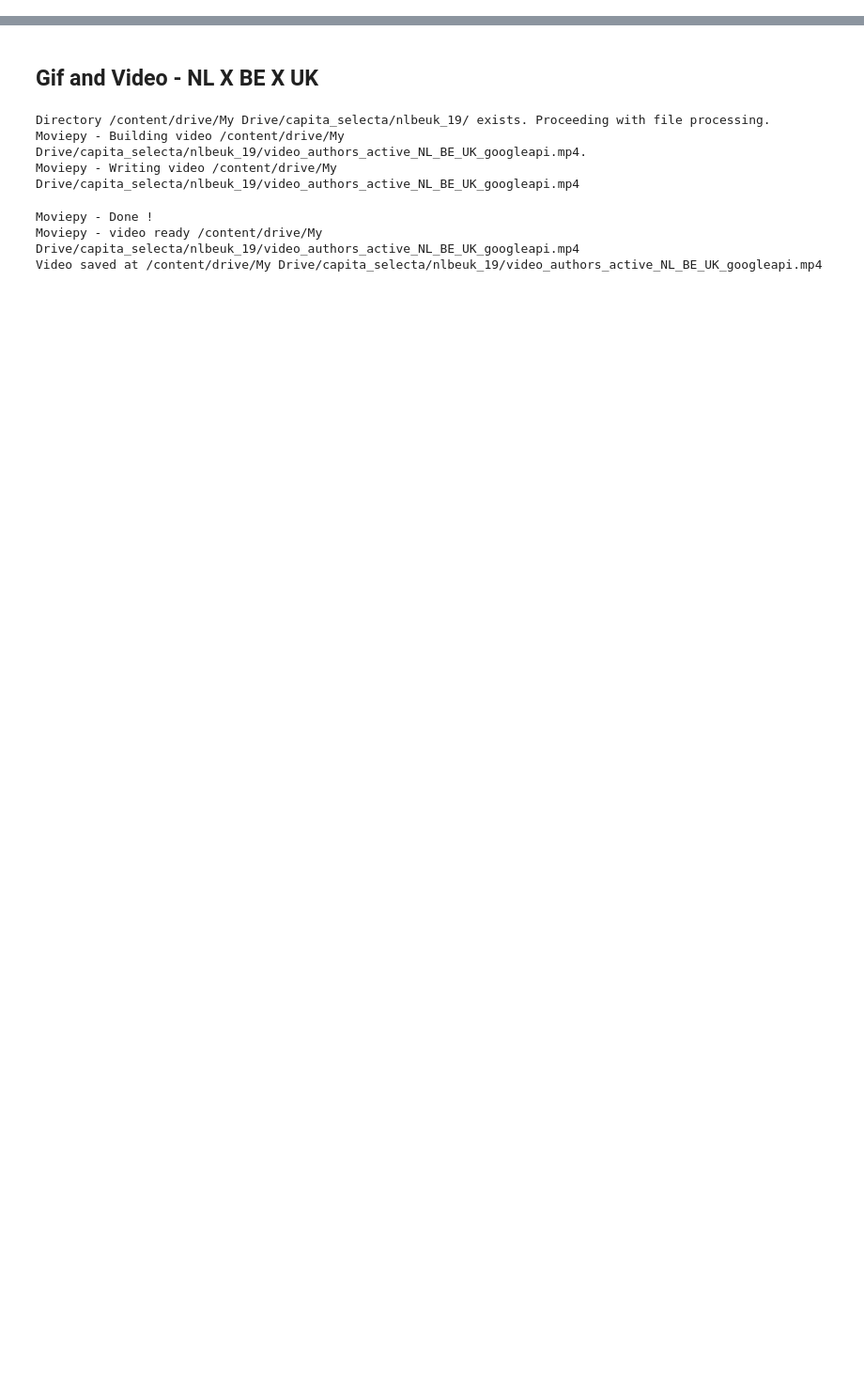
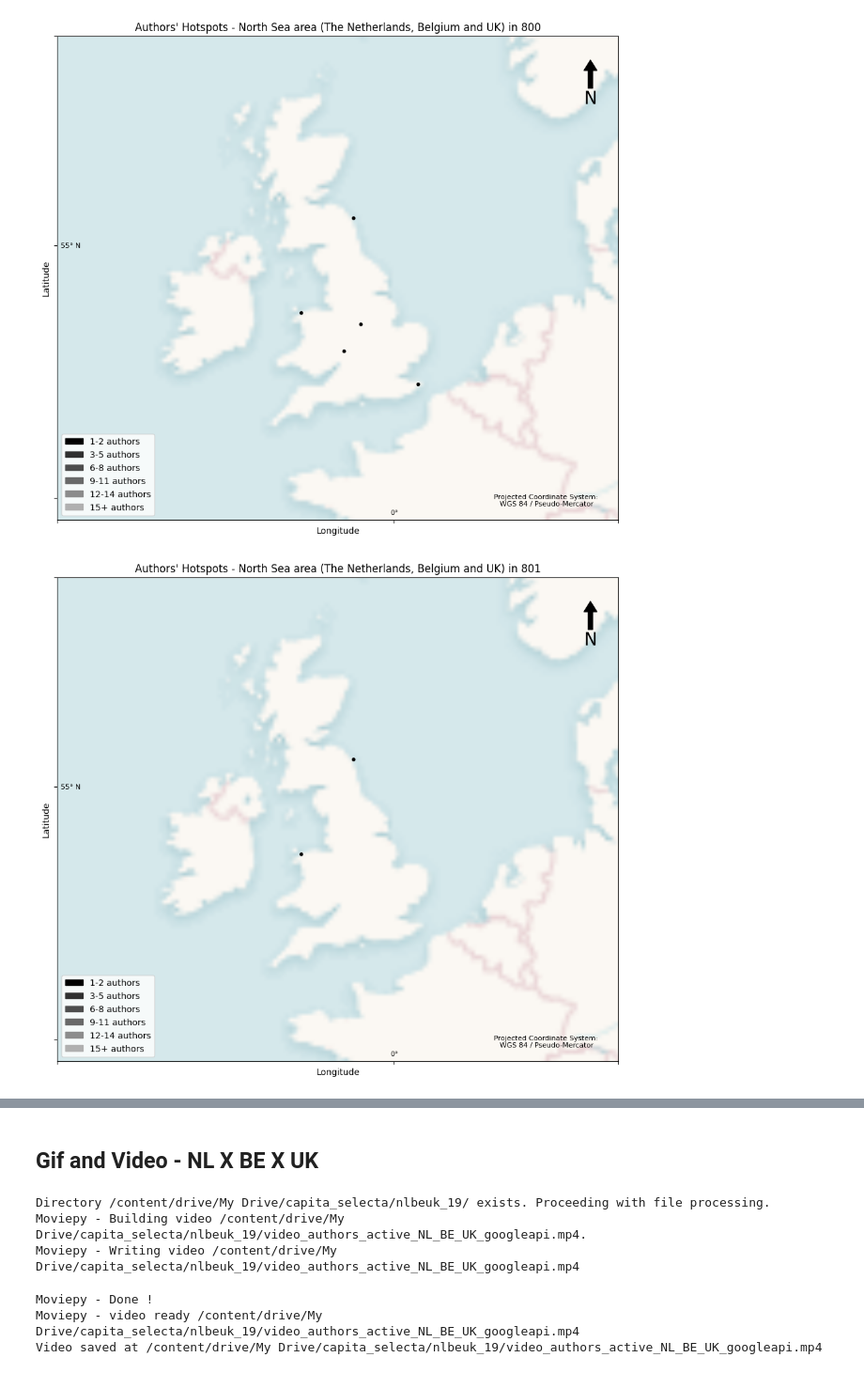
Before and after one commit to lorenafc/Capita_Selecta_RHI50403, a Jupyter notebook: Maps_authors_NL_BE_UK.ipynb, the cells around one changed output, grey strips where cells are left out. Shown at 94% size. Drawn from its saved outputs; the diff is of its cells as text; code cells hidden in the pictures; blank space fills up the shorter version.

Commit message:
trying to fix the plots, it was not displaying all authors.

```diff
--- a/Maps_authors_NL_BE_UK.ipynb
+++ b/Maps_authors_NL_BE_UK.ipynb
@@ -97,3 +85,13 @@ northsea_gdf = gpd.GeoDataFrame(
 
 # Convert to Web Mercator projection
 northsea_gdf = northsea_gdf.to_crs(epsg=3857)
+# %%
+# Create the 'year_plot' column for authors_within_boundaries (small cities)
+authors_within_boundaries['year_plot'] = authors_within_boundaries['effective_year']
+
+# Create the 'year_plot' column for northsea_gdf (big cities)
+northsea_gdf['year_plot'] = northsea_gdf['finalcedate']
+
+
+# Combine the two datasets by appending rows
+combined_authors = pd.concat([authors_within_boundaries, northsea_gdf], ignore_index=True) ## I decided to leave the original columns names of the other spreadsheets and combined only the year columns
@@ -102,7 +112,7 @@ northsea_gdf = northsea_gdf.to_crs(epsg=3857)
 
 # Define the start and end years
 startyear = 800
-endyear = 1800
+endyear = 809
 step = 1
 
 output_images_dir = "/content/drive/My Drive/capita_selecta/nlbeuk/"
@@ -139,19 +149,18 @@ def get_opacity(count):
 # Function to plot maps for each year
 def plot_maps_per_year(startyear, endyear, combined_authors, northsea_gdf):
     for year in range(startyear, endyear + 1):
-        #Filter the GeoDataFrame for authors active in the timestep for 10 years prior to their death
+        # Filter the GeoDataFrame for authors active in the timestep for 10 years prior to their death
+        # using the new unified 'year_plot' column
         authors_active_timestep = combined_authors[
-            (combined_authors['effective_year'] > year) &
-            (combined_authors['effective_year'] <= year+10)
+            (combined_authors['year_plot'] > year) &
+            (combined_authors['year_plot'] <= year + 10)
         ]
 
-
         # Filter the northsea GeoDataFrame for points in the current year
-        northsea_active_timestep = northsea_gdf[northsea_gdf['finalcedate'] == year]
+        northsea_active_timestep = northsea_gdf[northsea_gdf['year_plot'] == year]
 
         # Combine both GeoDataFrames
         combined_active_timestep = pd.concat([authors_active_timestep, northsea_active_timestep])
-
 
 
         # Check if there are any valid records for the current year
@@ -212,30 +221,33 @@ def plot_maps_per_year(startyear, endyear, combined_authors, northsea_gdf):
 
 
 
             legend_handles = [
                 mpatches.Patch(color="#000000", label="1-2 authors"),
                 mpatches.Patch(color="#303030", label="3-5 authors"),
                 mpatches.Patch(color="#4D4D4D", label="6-8 authors"),
                 mpatches.Patch(color="#696969", label="9-11 authors"),
                 mpatches.Patch(color="#8C8C8C", label="12-14 authors"),
                 mpatches.Patch(color="#B0B0B0", label="15+ authors")
             ]
 
 
             # Add the legend to the plot
             ax.legend(handles=legend_handles, loc='lower left')
 
             x, y, arrow_length = 0.95, 0.95, 0.08
             ax.annotate('N', xy=(x, y), xytext=(x, y-arrow_length),
                         arrowprops=dict(facecolor='black', width=5, headwidth=15),
                         ha='center', va='center', fontsize=20,
                         xycoords=ax.transAxes)
 
             # Saving the plot as an image
             output_image_path = os.path.join(output_images_dir, f'active_north_sea_{year}.png')
             plt.savefig(output_image_path)
             plt.close(fig)
             # plt.show()
 
 # Plot maps per year
 plot_maps_per_year(startyear, endyear, authors_within_boundaries, northsea_gdf)
+# %% [output]
+[figure, added]
+[figure, added]
```
Also changed, not shown: parts of 5 cells of this notebook.
